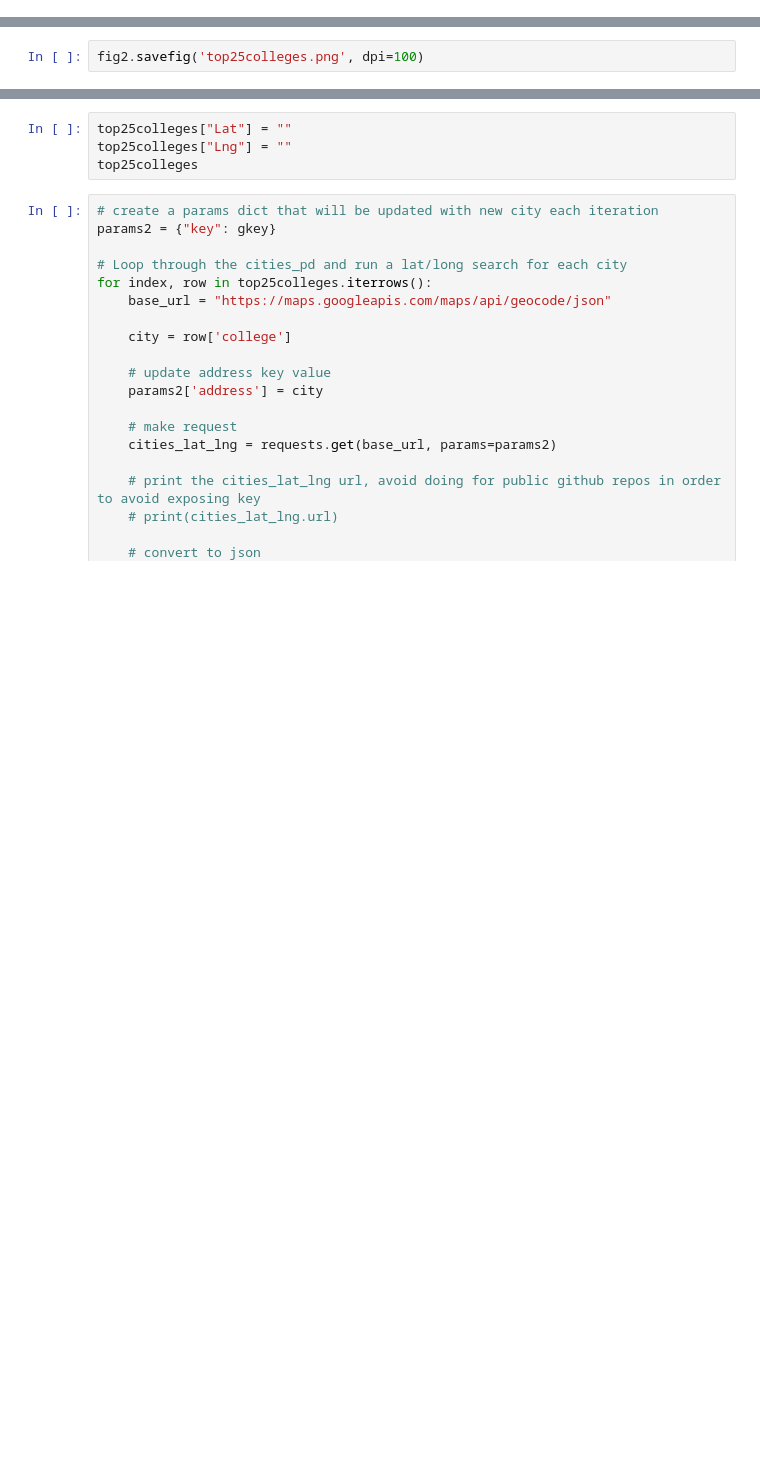
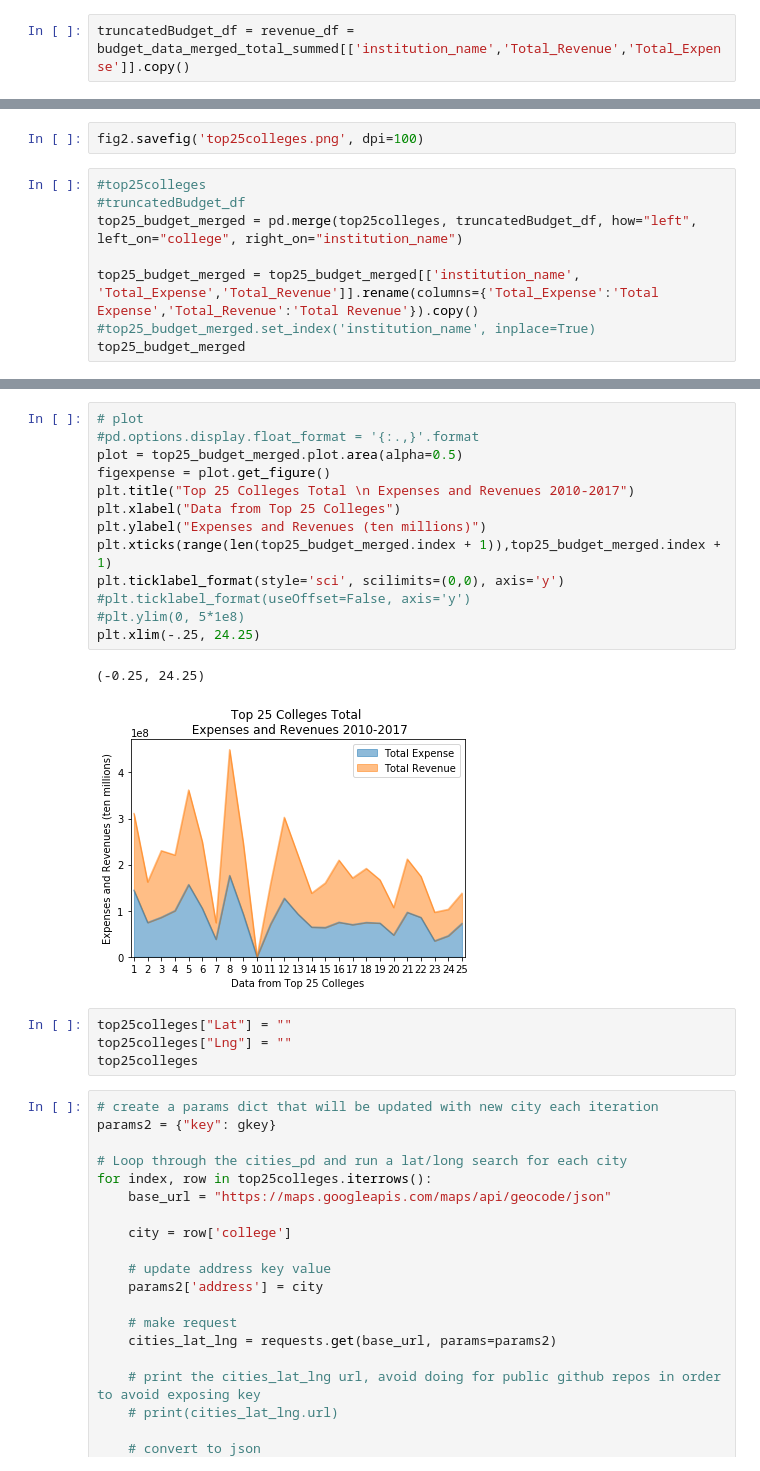
Before and after one commit to reedkm/project_one, a Jupyter notebook: player_heatmap.ipynb, the cells around one changed output, grey strips where cells are left out. Saved outputs shown, nothing was run; the diff lists cells and outputs as text; blank space fills up the shorter version.

```diff
--- a/player_heatmap.ipynb
+++ b/player_heatmap.ipynb
@@ -145,4 +124,6 @@ budget_data_merged_total_summed['Total_Revenue'] = budget_data_merged_total['REV
 budget_data_merged_total_summed['Total_Expense'] = budget_data_merged_total['EXP_MEN_Bskball_2010'] + budget_data_merged_total['EXP_MEN_Bskball_2011'] + budget_data_merged_total['EXP_MEN_Bskball_2012'] + budget_data_merged_total['EXP_MEN_Bskball_2013'] + budget_data_merged_total['EXP_MEN_Bskball_2014'] + budget_data_merged_total['EXP_MEN_Bskball_2015'] + budget_data_merged_total['REV_MEN_Bskball_2016'] + budget_data_merged_total['REV_MEN_Bskball_2017']
 budget_data_merged_total_summed.head()
 budget_data_merged_total_summed.to_csv("budget_data_merged_total_summed.csv")
+# %%
+truncatedBudget_df = revenue_df = budget_data_merged_total_summed[['institution_name','Total_Revenue','Total_Expense']].copy()
 # %%
@@ -396,2 +365,10 @@ plt.bar(width, bar25count, color='lightblue', alpha=0.5, align="center", width=3
 # %%
 fig2.savefig('top25colleges.png', dpi=100)
+# %%
+#top25colleges
+#truncatedBudget_df
+top25_budget_merged = pd.merge(top25colleges, truncatedBudget_df, how="left", left_on="college", right_on="institution_name")
+
+top25_budget_merged = top25_budget_merged[['institution_name', 'Total_Expense','Total_Revenue']].rename(columns={'Total_Expense':'Total Expense','Total_Revenue':'Total Revenue'}).copy()
+#top25_budget_merged.set_index('institution_name', inplace=True)
+top25_budget_merged
@@ -398,3 +400,19 @@ fig2.savefig('top25colleges.png', dpi=100)
+# %%
+# plot
+#pd.options.display.float_format = '{:.,}'.format
+plot = top25_budget_merged.plot.area(alpha=0.5)
+figexpense = plot.get_figure()
+plt.title("Top 25 Colleges Total \n Expenses and Revenues 2010-2017")
+plt.xlabel("Data from Top 25 Colleges")
+plt.ylabel("Expenses and Revenues (ten millions)")
+plt.xticks(range(len(top25_budget_merged.index + 1)),top25_budget_merged.index + 1)
+plt.ticklabel_format(style='sci', scilimits=(0,0), axis='y')
+#plt.ticklabel_format(useOffset=False, axis='y')
+#plt.ylim(0, 5*1e8)
+plt.xlim(-.25, 24.25)
+# %% [output]
+(-0.25, 24.25)
+[figure, added]
 # %%
 top25colleges["Lat"] = ""
 top25colleges["Lng"] = ""
```
Also changed, not shown: parts of 11 cells of this notebook, 18 other files.
